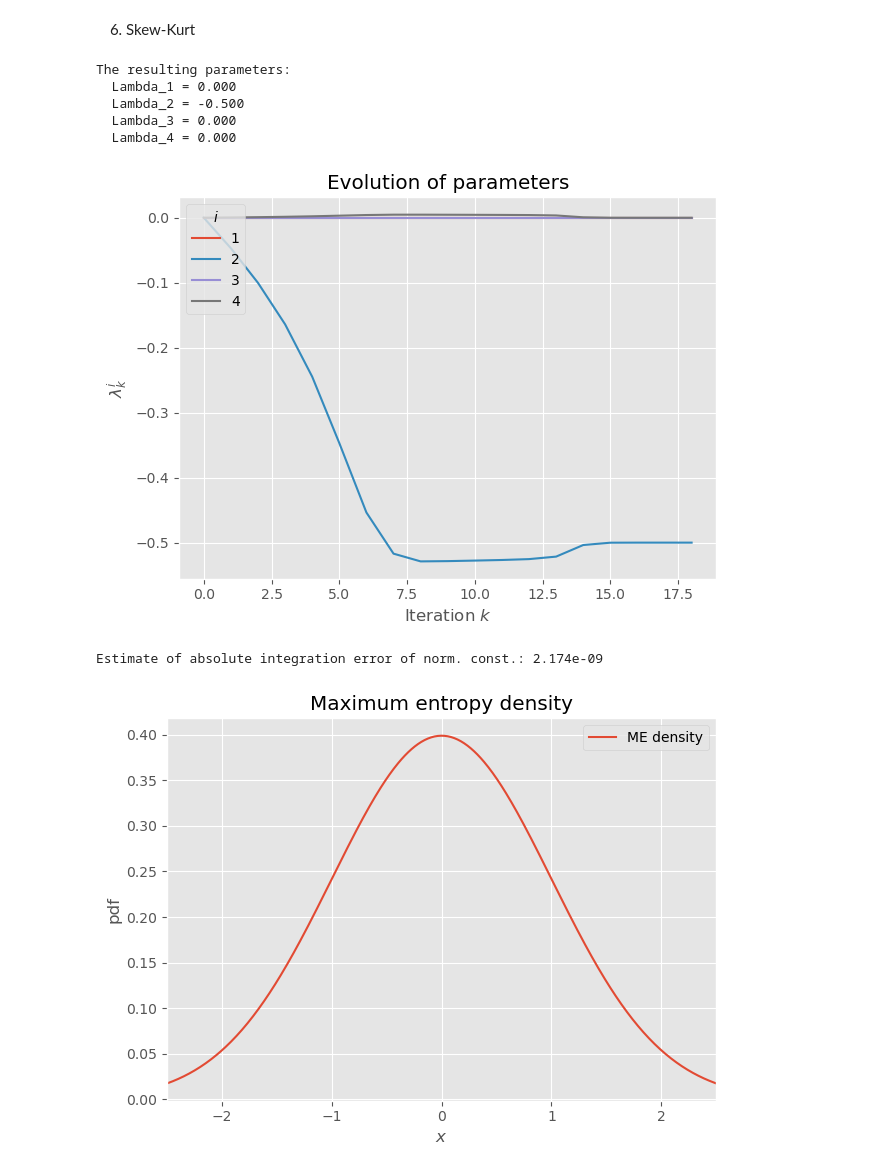
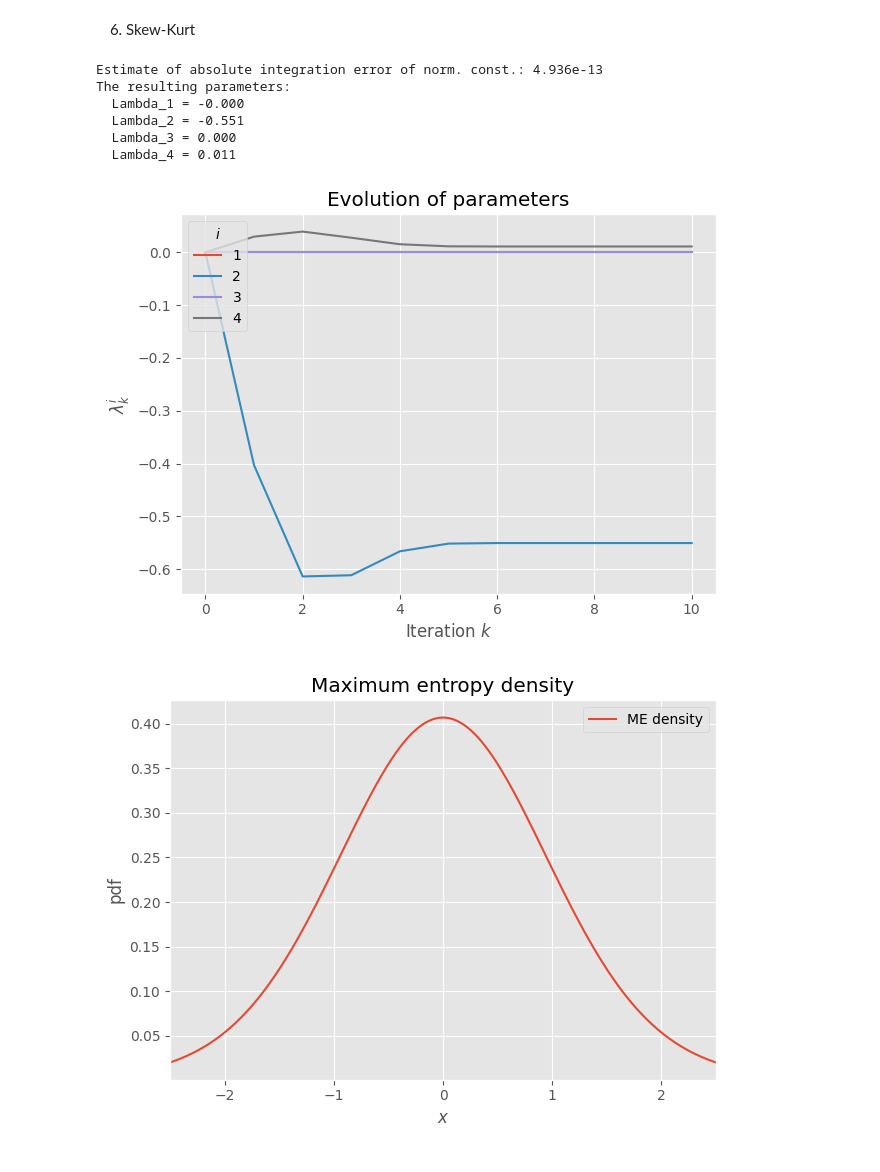
Before and after one commit to LiselotPrins/max_entropy, a Jupyter notebook: maxent_example_tests.ipynb, the cells around one changed output. Saved outputs shown, nothing was run; the diff lists cells and outputs as text; code cells hidden in the pictures.

```diff
--- a/maxent_example_tests.ipynb
+++ b/maxent_example_tests.ipynb
@@ -681,21 +677,21 @@ l = -10
 u = 10
 n = 40
 # %%
-skew, kurt = -0, 3
+skew, kurt = 0, 3 #normal dist
 
 ob_skewkurt = MaxEnt(support=(l,u),
                      n_quadrature=n,
-                     b_constraints=b_skewkurt,
-                     f_vector=f_SkewKurt)
+                     b_constraints=d.b_constraint_skewkurt(skew,kurt),
+                     f_vector=d.f_constraint_skewkurt)
 ob_skewkurt._algorithm()
 ob_skewkurt._visualize_algorithm()
 ob_skewkurt._visualize_solution(xlim=(-2.5,2.5))
 # %% [output]
+Estimate of absolute integration error of norm. const.: 4.936e-13
 The resulting parameters:
-  Lambda_1 = 0.000
-  Lambda_2 = -0.500
+  Lambda_1 = -0.000
+  Lambda_2 = -0.551
   Lambda_3 = 0.000
-  Lambda_4 = 0.000
+  Lambda_4 = 0.011
-[figure, old version]
+[figure, new version]
-Estimate of absolute integration error of norm. const.: 2.174e-09
-[figure, old version]
+[figure, new version]
```
Also changed, not shown: parts of 20 cells of this notebook, 24 other files.
